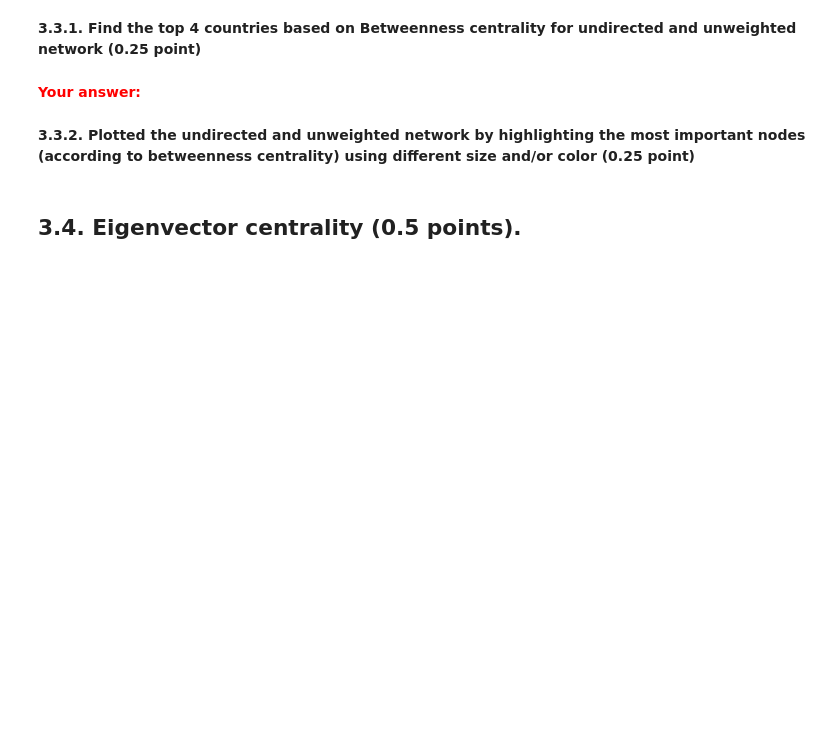
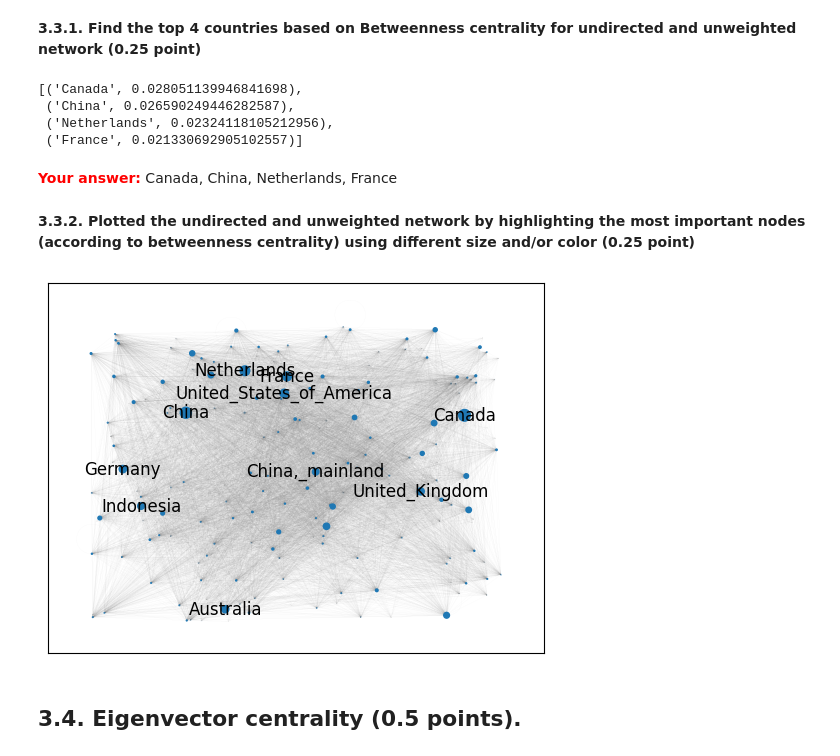
Before and after one commit to shanazar/network-science, a Jupyter notebook: homework-1/Homework_1_2024.ipynb, the cells around one changed output. Cells and saved outputs as stored; diff of their text form; code cells hidden in the pictures; blank space fills up the shorter version.

```diff
--- a/homework-1/Homework_1_2024.ipynb
+++ b/homework-1/Homework_1_2024.ipynb
@@ -305,4 +294,7 @@ print(avg_path_directed_weighted)
 Hint: In case our network is created using edgelist, we need to map it with the actual country name provided in the "nodes" dataframe.
 '''
 #TODO
+node_mapping = dict(zip(nodes.id, nodes.Name))
+G_unweighted_undirected = nx.relabel_nodes(G_unweighted_undirected, node_mapping)
+sorted(G_unweighted_undirected.degree, key=lambda x: x[1], reverse=True)[:4]
 # %% [output]
@@ -348,5 +355,15 @@ Hint: Create 'distance' using 'weight' feature. Refer lab 04 for detail.
+# %%
+#TODO
+betweennes_centrality = nx.betweenness_centrality(G_unweighted_undirected)
+top_10 = sorted(betweennes_centrality.items(), key=lambda item: item[1], reverse=True)[:10]
+top_10[:4]
+# %% [output]
+[('Canada', 0.028051139946841698),
+ ('China', 0.026590249446282587),
+ ('Netherlands', 0.02324118105212956),
+ ('France', 0.021330692905102557)]
 # %% [markdown]
-**<font color='red'>Your answer:</font>**
+**<font color='red'>Your answer:</font>** Canada, China, Netherlands, France
 # %% [markdown]
 **3.3.2. Plotted the undirected and unweighted network by highlighting the most important nodes (according to betweenness centrality)
 using different size and/or color (0.25 point)**
@@ -355,3 +370,10 @@ using different size and/or color (0.25 point)**
+# %%
+#TODO
+size = [(300*val)**2 for val in betweennes_centrality.values()]
+labels = [(value, value) for value in dict(top_10).keys()]
+nx.draw_networkx(G_unweighted_undirected, node_size=size, pos=nx.random_layout(G_unweighted_undirected), edge_color='grey', labels=dict(labels), width=0.01)
+# %% [output]
+[figure, added]
 # %% [markdown]
 ## 3.4. Eigenvector centrality (0.5 points).
 # %% [markdown]
```
Also changed, not shown: parts of 25 cells of this notebook, 1 other file.
